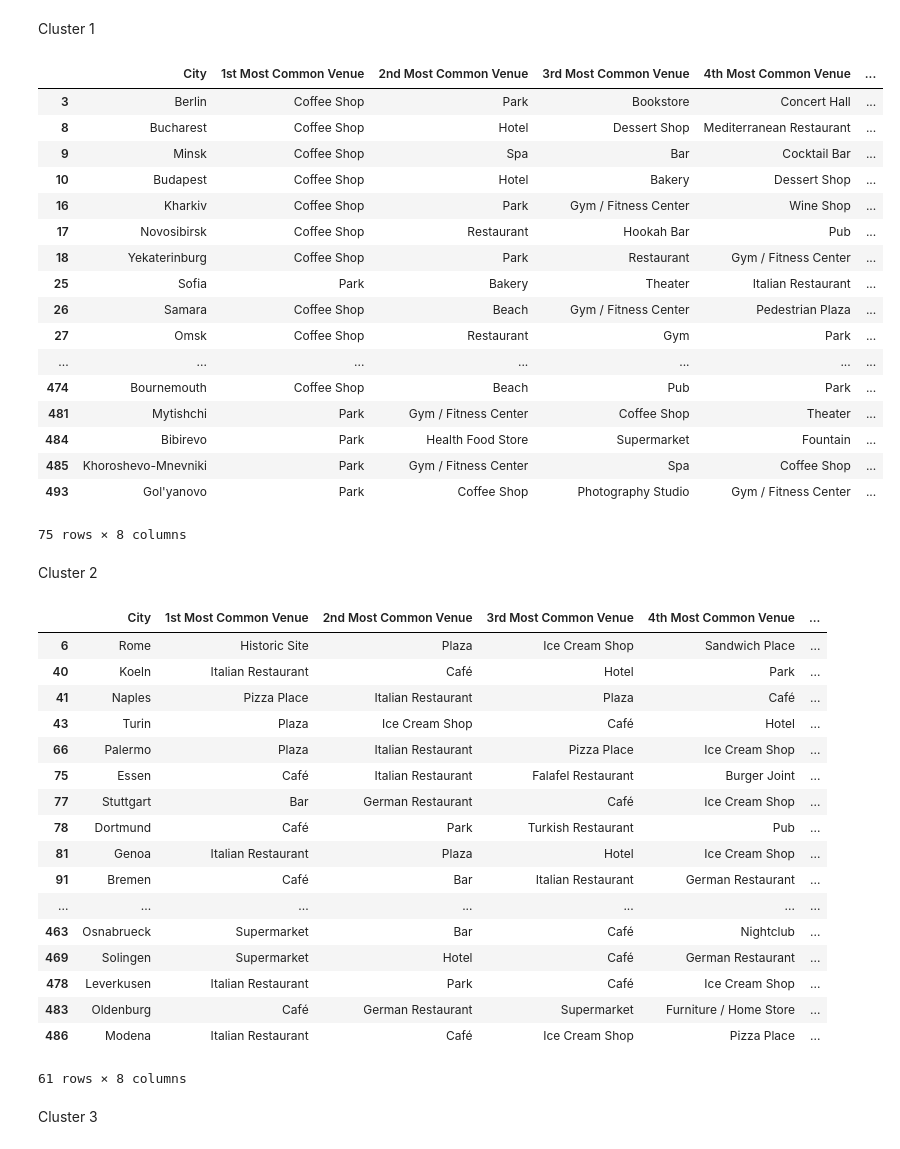
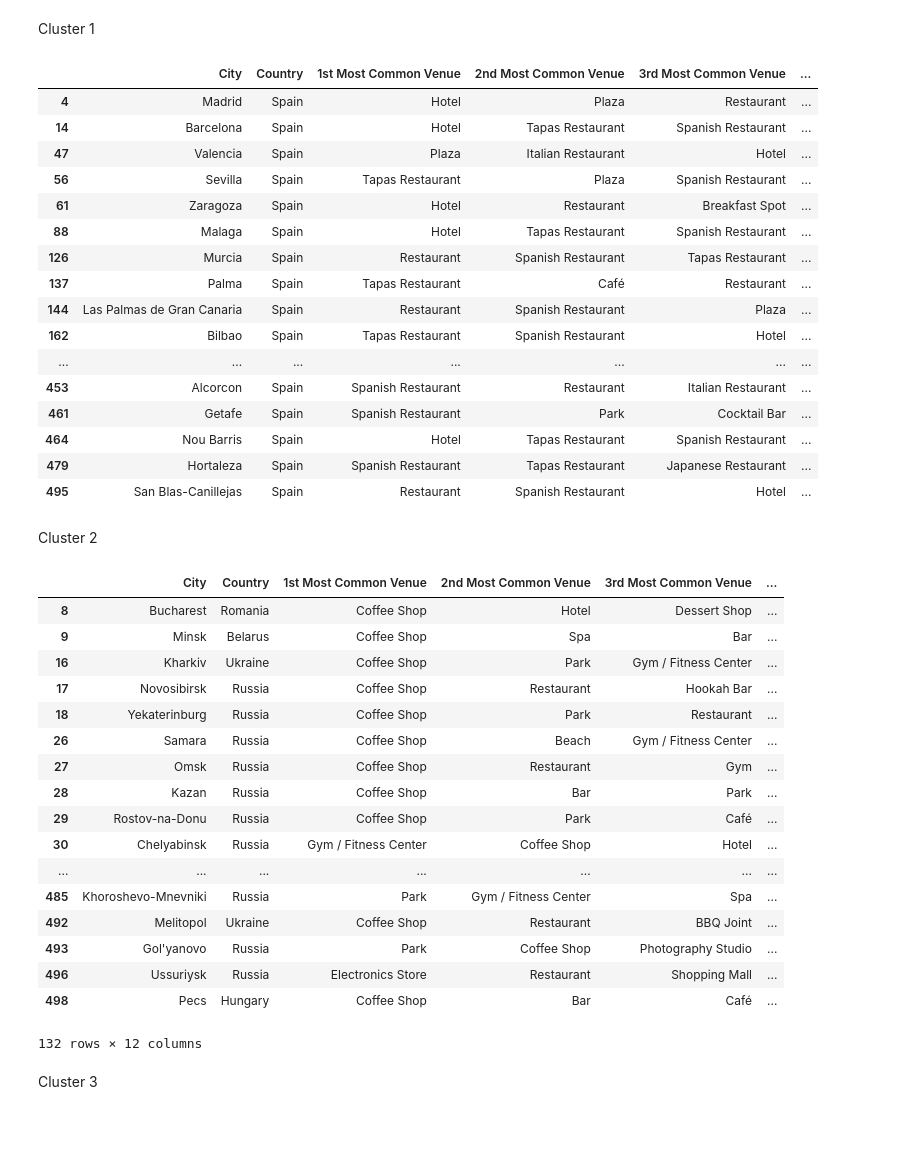
Before and after one commit to cssoumyade/Clustering-European-Cities, a Jupyter notebook: Feature Engineering and Clustering.ipynb, the cells around one changed output. Drawn from its saved outputs; the diff is of its cells as text; code cells hidden in the pictures.

```diff
--- a/Feature Engineering and Clustering.ipynb
+++ b/Feature Engineering and Clustering.ipynb
@@ -69,7 +69,7 @@ def return_most_common_venues(row, num_top_venues):
 # %% [markdown]
 <h4>Create the new dataframe with top 10 venues for each city</h4>
 # %%
-num_top_venues = 7
+num_top_venues = 10
 
 indicators = ['st', 'nd', 'rd']
 
@@ -107,7 +107,7 @@ cities_venues_sorted.sample(10)
 Run *k*-means to cluster the cities into 5 clusters
 # %%
 # set number of clusters
-kclusters = 10
+kclusters = 7
 
 europe_grouped_clustering = europe_grouped.drop('City', 1)
 
@@ -211,49 +211,48 @@ map_clusters
 # %% [markdown]
 Cluster 1
 # %%
-europe_merged.loc[europe_merged['Cluster Labels'] == 0, europe_merged.columns[[0] + list(range(5, europe_merged.shape[1]))]]
+europe_merged.loc[europe_merged['Cluster Labels'] == 0, europe_merged.columns[[0]+ [1] + list(range(5, europe_merged.shape[1]))]]
 # %% [output]
-|  | City | 1st Most Common Venue | 2nd Most Common Venue | 3rd Most Common Venue | 4th Most Common Venue | ... |
-| 3 | Berlin | Coffee Shop | Park | Bookstore | Concert Hall | ... |
-| 8 | Bucharest | Coffee Shop | Hotel | Dessert Shop | Mediterranean Restaurant | ... |
-| 9 | Minsk | Coffee Shop | Spa | Bar | Cocktail Bar | ... |
-| 10 | Budapest | Coffee Shop | Hotel | Bakery | Dessert Shop | ... |
-| 16 | Kharkiv | Coffee Shop | Park | Gym / Fitness Center | Wine Shop | ... |
-| 17 | Novosibirsk | Coffee Shop | Restaurant | Hookah Bar | Pub | ... |
-| 18 | Yekaterinburg | Coffee Shop | Park | Restaurant | Gym / Fitness Center | ... |
-| 25 | Sofia | Park | Bakery | Theater | Italian Restaurant | ... |
-| 26 | Samara | Coffee Shop | Beach | Gym / Fitness Center | Pedestrian Plaza | ... |
-| 27 | Omsk | Coffee Shop | Restaurant | Gym | Park | ... |
+|  | City | Country | 1st Most Common Venue | 2nd Most Common Venue | 3rd Most Common Venue | ... |
+| 4 | Madrid | Spain | Hotel | Plaza | Restaurant | ... |
+| 14 | Barcelona | Spain | Hotel | Tapas Restaurant | Spanish Restaurant | ... |
+| 47 | Valencia | Spain | Plaza | Italian Restaurant | Hotel | ... |
+| 56 | Sevilla | Spain | Tapas Restaurant | Plaza | Spanish Restaurant | ... |
+| 61 | Zaragoza | Spain | Hotel | Restaurant | Breakfast Spot | ... |
+| 88 | Malaga | Spain | Hotel | Tapas Restaurant | Spanish Restaurant | ... |
+| 126 | Murcia | Spain | Restaurant | Spanish Restaurant | Tapas Restaurant | ... |
+| 137 | Palma | Spain | Tapas Restaurant | Café | Restaurant | ... |
+| 144 | Las Palmas de Gran Canaria | Spain | Restaurant | Spanish Restaurant | Plaza | ... |
+| 162 | Bilbao | Spain | Tapas Restaurant | Spanish Restaurant | Hotel | ... |
 | ... | ... | ... | ... | ... | ... | ... |
-| 474 | Bournemouth | Coffee Shop | Beach | Pub | Park | ... |
-| 481 | Mytishchi | Park | Gym / Fitness Center | Coffee Shop | Theater | ... |
-| 484 | Bibirevo | Park | Health Food Store | Supermarket | Fountain | ... |
-| 485 | Khoroshevo-Mnevniki | Park | Gym / Fitness Center | Spa | Coffee Shop | ... |
-| 493 | Gol'yanovo | Park | Coffee Shop | Photography Studio | Gym / Fitness Center | ... |
+| 453 | Alcorcon | Spain | Spanish Restaurant | Restaurant | Italian Restaurant | ... |
+| 461 | Getafe | Spain | Spanish Restaurant | Park | Cocktail Bar | ... |
+| 464 | Nou Barris | Spain | Hotel | Tapas Restaurant | Spanish Restaurant | ... |
+| 479 | Hortaleza | Spain | Spanish Restaurant | Tapas Restaurant | Japanese Restaurant | ... |
+| 495 | San Blas-Canillejas | Spain | Restaurant | Spanish Restaurant | Hotel | ... |
-75 rows × 8 columns
 # %% [markdown]
 Cluster 2
 # %%
-europe_merged.loc[europe_merged['Cluster Labels'] == 1, europe_merged.columns[[0] + list(range(5, europe_merged.shape[1]))]]
+europe_merged.loc[europe_merged['Cluster Labels'] == 1, europe_merged.columns[[0] + [1]+ list(range(5, europe_merged.shape[1]))]]
 # %% [output]
-|  | City | 1st Most Common Venue | 2nd Most Common Venue | 3rd Most Common Venue | 4th Most Common Venue | ... |
-| 6 | Rome | Historic Site | Plaza | Ice Cream Shop | Sandwich Place | ... |
-| 40 | Koeln | Italian Restaurant | Café | Hotel | Park | ... |
-| 41 | Naples | Pizza Place | Italian Restaurant | Plaza | Café | ... |
-| 43 | Turin | Plaza | Ice Cream Shop | Café | Hotel | ... |
-| 66 | Palermo | Plaza | Italian Restaurant | Pizza Place | Ice Cream Shop | ... |
-| 75 | Essen | Café | Italian Restaurant | Falafel Restaurant | Burger Joint | ... |
-| 77 | Stuttgart | Bar | German Restaurant | Café | Ice Cream Shop | ... |
-| 78 | Dortmund | Café | Park | Turkish Restaurant | Pub | ... |
-| 81 | Genoa | Italian Restaurant | Plaza | Hotel | Ice Cream Shop | ... |
-| 91 | Bremen | Café | Bar | Italian Restaurant | German Restaurant | ... |
+|  | City | Country | 1st Most Common Venue | 2nd Most Common Venue | 3rd Most Common Venue | ... |
+| 8 | Bucharest | Romania | Coffee Shop | Hotel | Dessert Shop | ... |
+| 9 | Minsk | Belarus | Coffee Shop | Spa | Bar | ... |
+| 16 | Kharkiv | Ukraine | Coffee Shop | Park | Gym / Fitness Center | ... |
+| 17 | Novosibirsk | Russia | Coffee Shop | Restaurant | Hookah Bar | ... |
+| 18 | Yekaterinburg | Russia | Coffee Shop | Park | Restaurant | ... |
+| 26 | Samara | Russia | Coffee Shop | Beach | Gym / Fitness Center | ... |
+| 27 | Omsk | Russia | Coffee Shop | Restaurant | Gym | ... |
+| 28 | Kazan | Russia | Coffee Shop | Bar | Park | ... |
+| 29 | Rostov-na-Donu | Russia | Coffee Shop | Park | Café | ... |
+| 30 | Chelyabinsk | Russia | Gym / Fitness Center | Coffee Shop | Hotel | ... |
 | ... | ... | ... | ... | ... | ... | ... |
-| 463 | Osnabrueck | Supermarket | Bar | Café | Nightclub | ... |
-| 469 | Solingen | Supermarket | Hotel | Café | German Restaurant | ... |
-| 478 | Leverkusen | Italian Restaurant | Park | Café | Ice Cream Shop | ... |
-| 483 | Oldenburg | Café | German Restaurant | Supermarket | Furniture / Home Store | ... |
-| 486 | Modena | Italian Restaurant | Café | Ice Cream Shop | Pizza Place | ... |
+| 485 | Khoroshevo-Mnevniki | Russia | Park | Gym / Fitness Center | Spa | ... |
+| 492 | Melitopol | Ukraine | Coffee Shop | Restaurant | BBQ Joint | ... |
+| 493 | Gol'yanovo | Russia | Park | Coffee Shop | Photography Studio | ... |
+| 496 | Ussuriysk | Russia | Electronics Store | Restaurant | Shopping Mall | ... |
+| 498 | Pecs | Hungary | Coffee Shop | Bar | Café | ... |
-61 rows × 8 columns
+132 rows × 12 columns
 # %% [markdown]
 Cluster 3
 # %%
```
Also changed, not shown: parts of 10 cells of this notebook.
